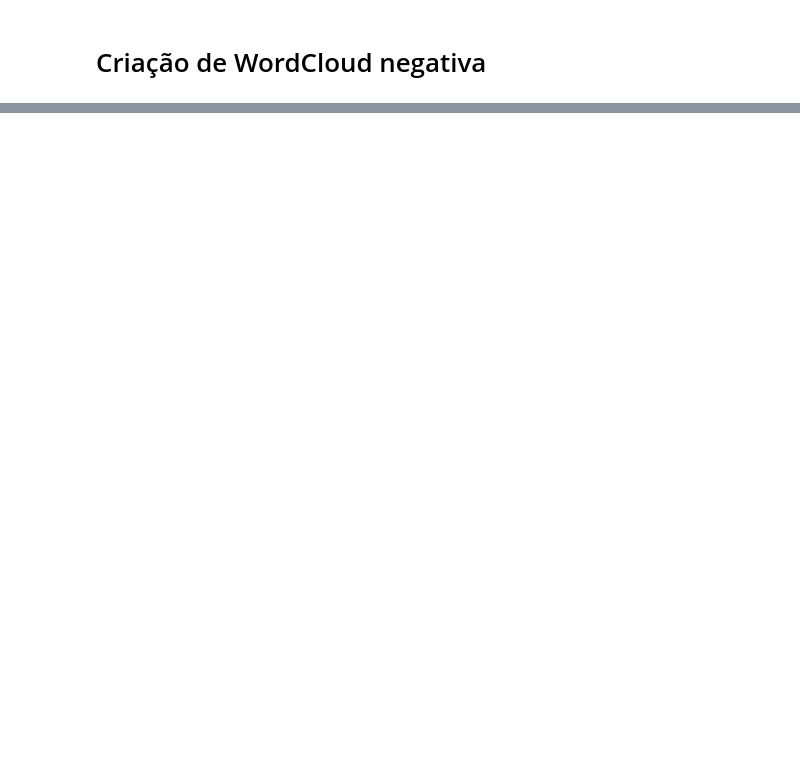
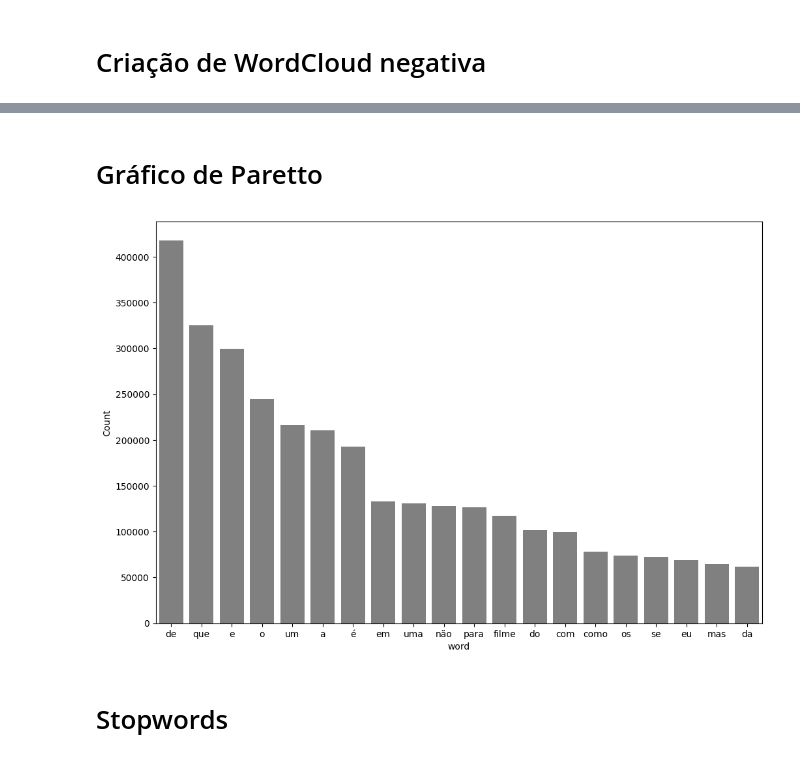
Before and after one commit to xpcosmos/nlp-tecnicas, a Jupyter notebook: model.ipynb, the cells around one changed output, grey strips where cells are left out. Drawn from its saved outputs; the diff is of its cells as text; code cells hidden in the pictures; blank space fills up the shorter version.

Commit message:
tokenização de frase;remoção de stopwords

```diff
--- a/model.ipynb
+++ b/model.ipynb
@@ -192,0 +210,7 @@ plt.show()
+# %%
+token = tokenize.WhitespaceTokenizer()
+tokenized_words = token.tokenize(all_words)
+freq = nltk.FreqDist(tokenized_words)
+df_freq = pd.DataFrame({'word':freq.keys(),
+                        'freq':freq.values()})
+df_freq
@@ -192,0 +245,2 @@ plt.show()
+# %% [markdown]
+# Gráfico de Paretto
@@ -192,0 +249,9 @@ plt.show()
+# %%
+plt.figure(figsize=(12,8))
+ax = sns.barplot(df_freq.nlargest(columns='freq',n=20), x ='word',y='freq', color = 'gray')
+ax.set(ylabel = 'Count')
+plt.show()
+# %% [output]
+[figure, added]
+# %% [markdown]
+# Stopwords
```
Also changed, not shown: parts of 15 cells of this notebook.
